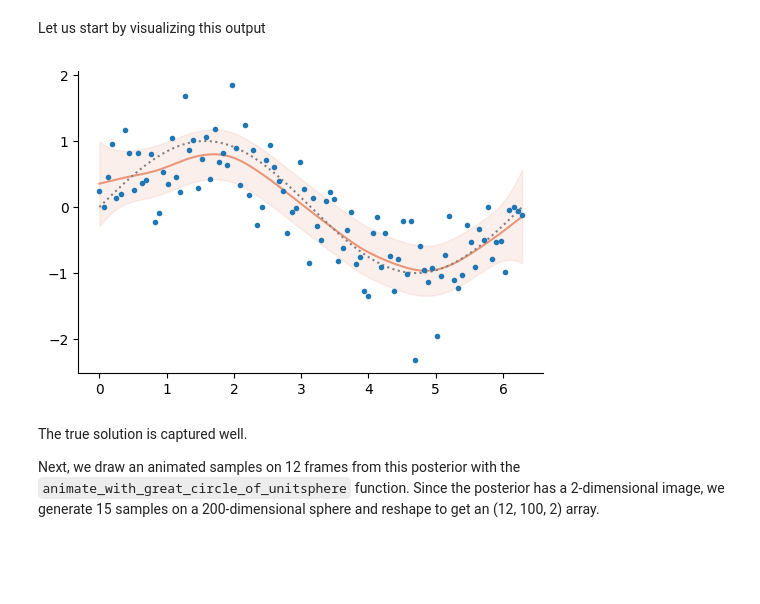
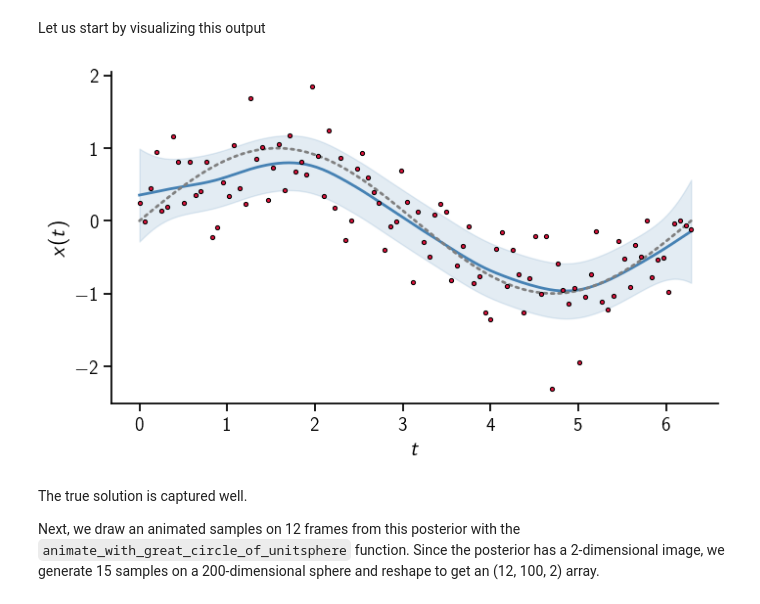
Before and after one commit to probabilistic-numerics/probnum-evaluation, a Jupyter notebook: docs/source/tutorials/animate_gauss_markov_posterior.ipynb, the cells around one changed output. Drawn from its saved outputs; the diff is of its cells as text; code cells hidden in the pictures; blank space fills up the shorter version.

Commit message:
stylefile

```diff
--- a/docs/source/tutorials/animate_gauss_markov_posterior.ipynb
+++ b/docs/source/tutorials/animate_gauss_markov_posterior.ipynb
@@ -7,6 +7,7 @@ from probnumeval import visual
 import numpy as np
 import matplotlib.pyplot as plt
 import probnum as pn
+plt.style.use("../probnum-evaluation.mplstyle")
 np.random.seed(42)
 # %% [markdown]
 Let us start by constructing a simple filtering problem.
@@ -31,16 +32,15 @@ std = np.sqrt(np.eye(1, 2) @ posterior(t).cov @ np.eye(2, 1)).squeeze()
 # %%
 fig, ax = plt.subplots(dpi=100)
 
-ax.spines['right'].set_visible(False)
-ax.spines['top'].set_visible(False)
-
-ax.plot(t, mean, color="darksalmon")
+ax.plot(t, mean, color="C0")
 ax.plot(t, np.sin(t), color="gray", linestyle="dotted")
-ax.fill_between(t, mean - 3*std, mean + 3*std, alpha=0.15, color="darksalmon")
-ax.plot(locations, data, marker=".", linestyle="None")
+ax.fill_between(t, mean - 3*std, mean + 3*std, alpha=0.15, color="C0")
+ax.plot(locations, data, marker=".", linestyle="None", color="C1")
+plt.xlabel("$t$")
+plt.ylabel("$x(t)$")
 plt.show()
 # %% [output]
-[figure, old version]
+[figure, new version]
 # %% [markdown]
 The true solution is captured well.
 
```
Also changed, not shown: parts of 3 cells of this notebook, 2 other files.
